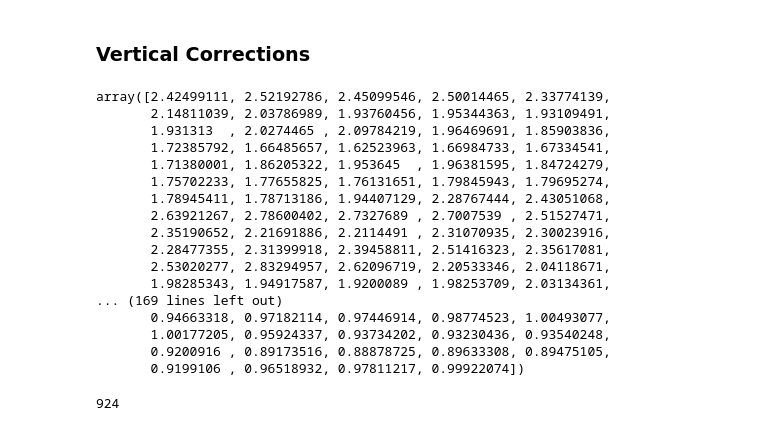
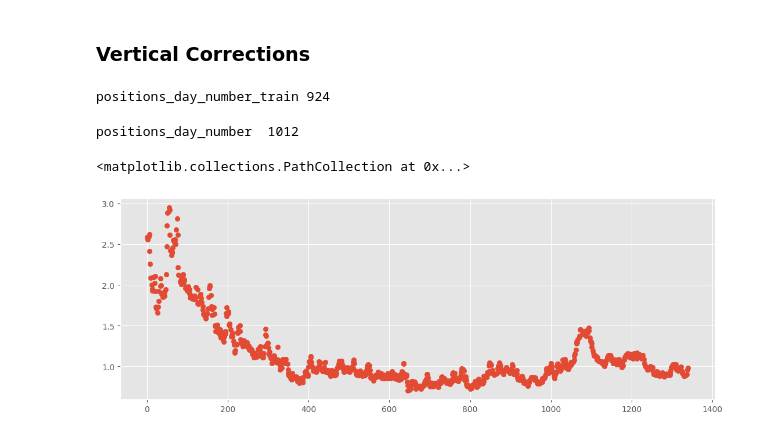
Before and after one commit to Abbass19/LTM_Bot_Clean, a Jupyter notebook: notebooks/0_2_LTM_CNN_TSLA_lmb002_model_2020.ipynb, the cells around one changed output. Saved outputs shown, nothing was run; the diff lists cells and outputs as text; code cells hidden in the pictures.

Commit message:
understanding lstm correction is done

```diff
--- a/notebooks/0_2_LTM_CNN_TSLA_lmb002_model_2020.ipynb
+++ b/notebooks/0_2_LTM_CNN_TSLA_lmb002_model_2020.ipynb
@@ -892,30 +925,37 @@ generate_plot(predicted_targets=val_predictions_arr,
 ## Corrections
 # %% [markdown]
 ### Vertical Corrections
+# %%
+dncp_train = dohlcav_mpnxp_data[train_mask]['DNCP_day_number_current_period'].replace(',','', regex=True)[timesteps-1+main_target_code_integer:]
+dncp_train = dncp_train.astype(int).to_numpy()
+span_dncp_train = dncp_train[-1] - dncp_train[0] +1
+positions_day_number_train= dncp_train-dncp_train[0]+1
+
+print('positions_day_number_train', len(positions_day_number_train))
+# %% [output]
+positions_day_number_train 924
+# %%
+#this is calculate the period day number to be used in the prediction section
+dncp = dohlcav_mpnxp_data['DNCP_day_number_current_period'].replace(',','', regex=True)[timesteps-1+main_target_code_integer:]
+dncp = dncp.astype(int).to_numpy()
+span_dncp=dncp[-1] - dncp[0] + 1
+positions_day_number = dncp-dncp[0]+1
+
+print('positions_day_number ', len(positions_day_number))
+# %% [output]
+positions_day_number  1012
 # %%
 actual = actuals_targets[0][:len(train_predictions)]
 
 train_raw_targets_ratio = train_predictions/actual
 train_raw_trend_slope, train_raw_trend_intercept, _, train_raw_trend_dispersion= sir_parameters(positions_day_number_train,train_raw_targets_ratio)
+
+vertical_padding_correction_factor = 1/train_raw_trend_intercept
+corrected_train_raw_targets_ratios = train_raw_targets_ratio * vertical_padding_correction_factor
+
+train_vertical_corrected_targets = corrected_train_raw_targets_ratios * actual#this is the formula for vertical padding
-# %% [output]
-array([2.42499111, 2.52192786, 2.45099546, 2.50014465, 2.33774139,
-       2.14811039, 2.03786989, 1.93760456, 1.95344363, 1.93109491,
-       1.931313  , 2.0274465 , 2.09784219, 1.96469691, 1.85903836,
-       1.72385792, 1.66485657, 1.62523963, 1.66984733, 1.67334541,
-       1.71380001, 1.86205322, 1.953645  , 1.96381595, 1.84724279,
-       1.75702233, 1.77655825, 1.76131651, 1.79845943, 1.79695274,
-       1.78945411, 1.78713186, 1.94407129, 2.28767444, 2.43051068,
-       2.63921267, 2.78600402, 2.7327689 , 2.7007539 , 2.51527471,
-       2.35190652, 2.21691886, 2.2114491 , 2.31070935, 2.30023916,
-       2.28477355, 2.31399918, 2.39458811, 2.51416323, 2.35617081,
-       2.53020277, 2.83294957, 2.62096719, 2.20533346, 2.04118671,
-       1.98285343, 1.94917587, 1.9200089 , 1.98253709, 2.03134361,
-... (169 lines left out)
-       0.94663318, 0.97182114, 0.97446914, 0.98774523, 1.00493077,
-       1.00177205, 0.95924337, 0.93734202, 0.93230436, 0.93540248,
-       0.9200916 , 0.89173516, 0.88878725, 0.89633308, 0.89475105,
-       0.9199106 , 0.96518932, 0.97811217, 0.99922074])
-# %%
-len(train_predictions)
-# %% [output]
-924
+# %%
+plt.scatter(positions_day_number_train,train_raw_targets_ratio)
+# %% [output]
+<matplotlib.collections.PathCollection at 0x...>
+[figure, added]
```
Also changed, not shown: parts of 40 cells of this notebook, 5 other files.
